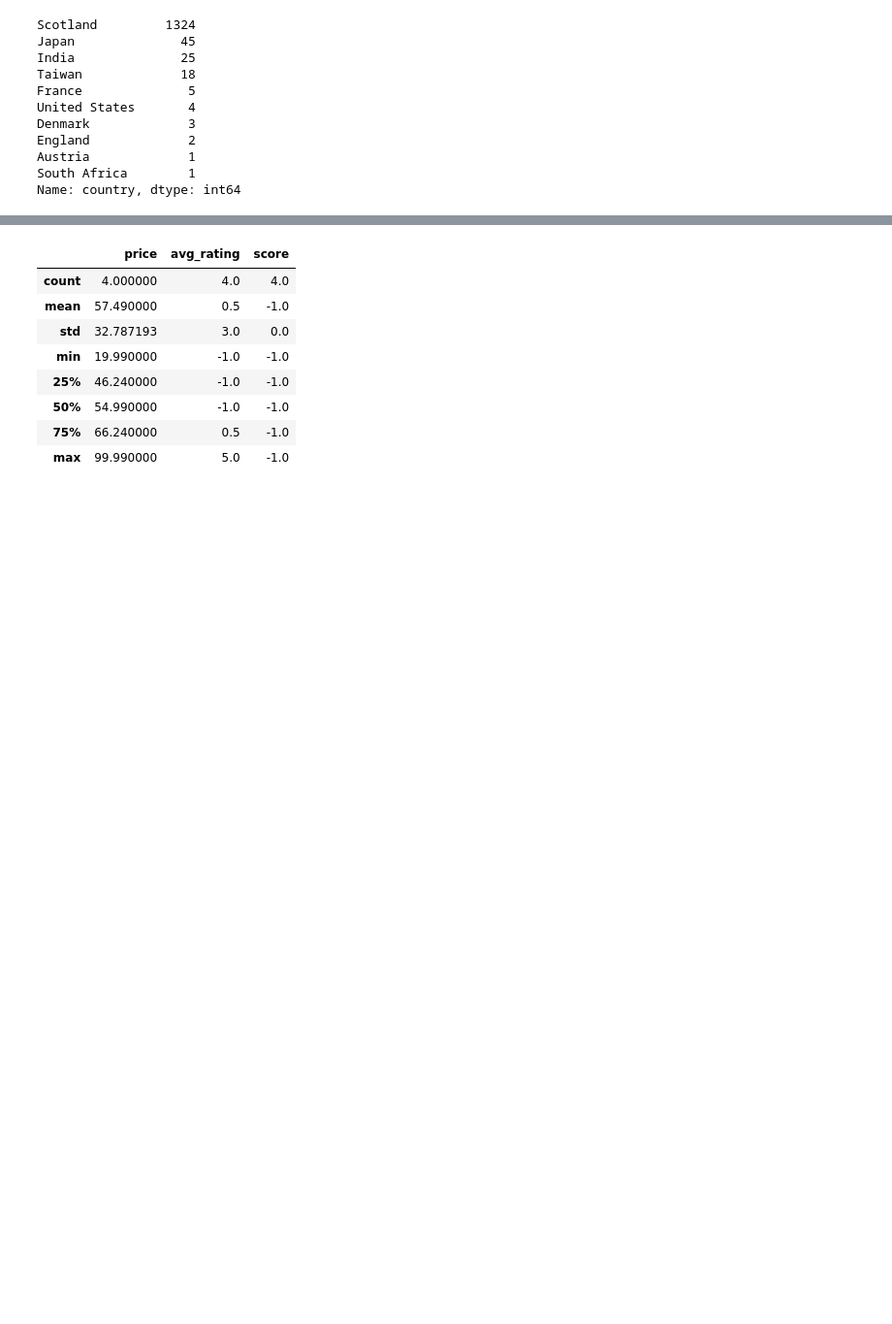
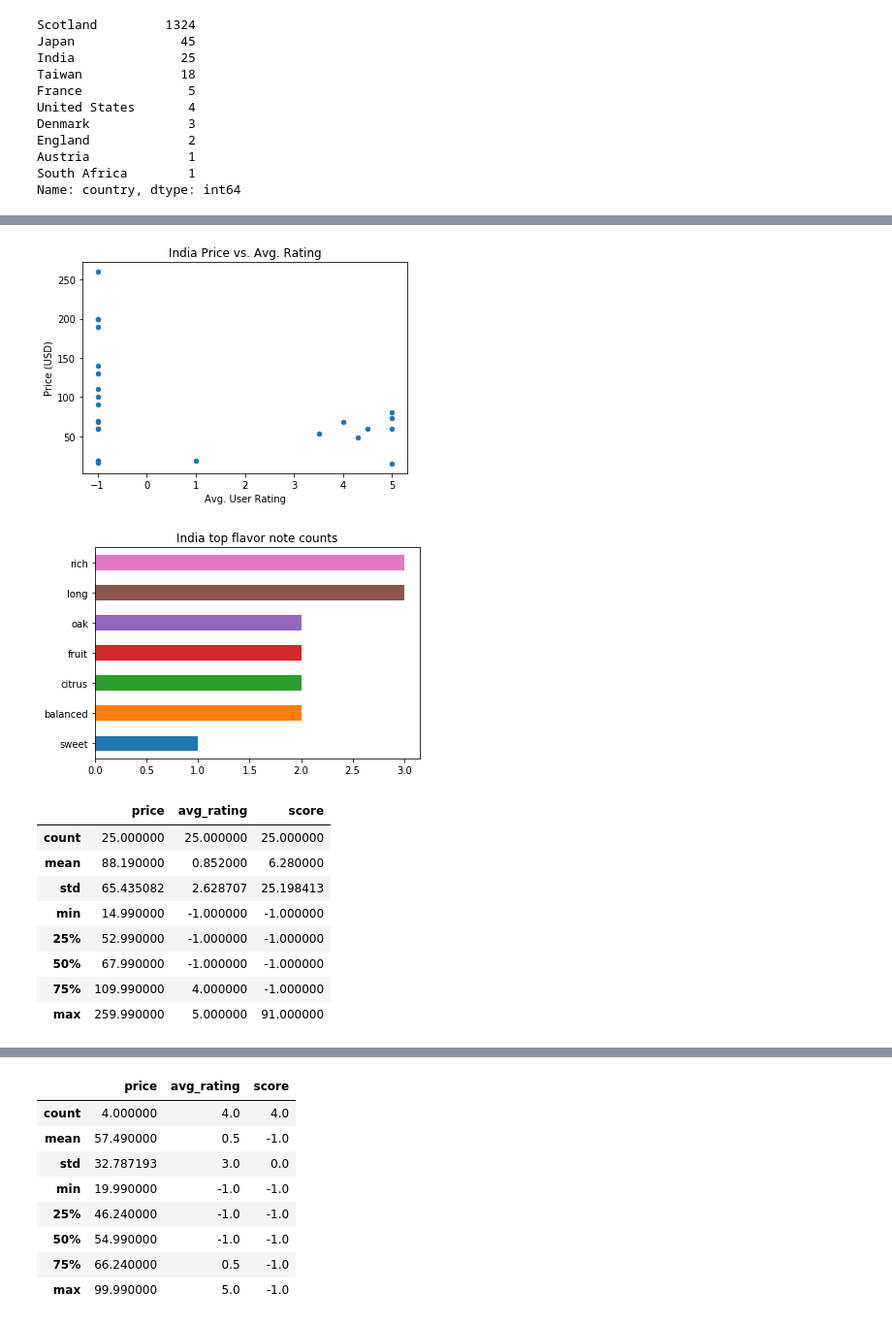
Before and after one commit to samuel-stack/Whiskey-Recommender, a Jupyter notebook: 3-Scotch-EDA.ipynb, the cells around one changed output, grey strips where cells are left out. Shown: that part at 97% size. Cells and saved outputs as stored; diff of their text form; code cells hidden in the pictures; blank space fills up the shorter version.

```diff
--- a/3-Scotch-EDA.ipynb
+++ b/3-Scotch-EDA.ipynb
@@ -475,0 +432,14 @@ df[df['country'] == 'France'].describe()
+# %%
+country_info('India')
+# %% [output]
+[figure, added]
+[figure, added]
+|  | price | avg_rating | score |
+| count | 25.000000 | 25.000000 | 25.000000 |
+| mean | 88.190000 | 0.852000 | 6.280000 |
+| std | 65.435082 | 2.628707 | 25.198413 |
+| min | 14.990000 | -1.000000 | -1.000000 |
+| 25% | 52.990000 | -1.000000 | -1.000000 |
+| 50% | 67.990000 | -1.000000 | -1.000000 |
+| 75% | 109.990000 | 4.000000 | -1.000000 |
+| max | 259.990000 | 5.000000 | 91.000000 |
```
Also changed, not shown: parts of 26 cells of this notebook, 3 other files.
